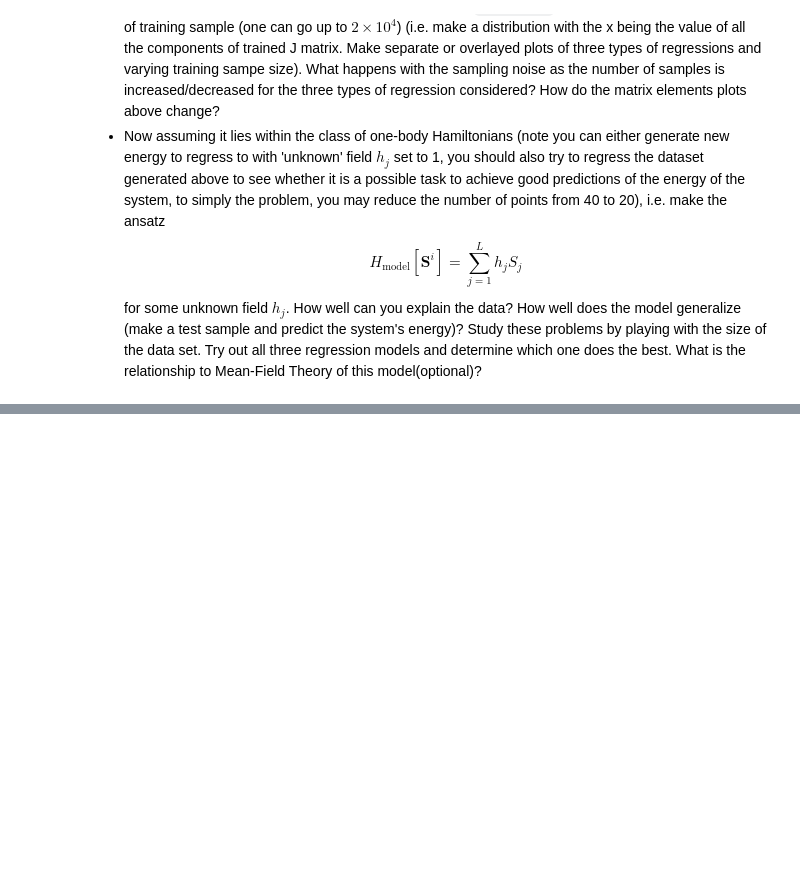
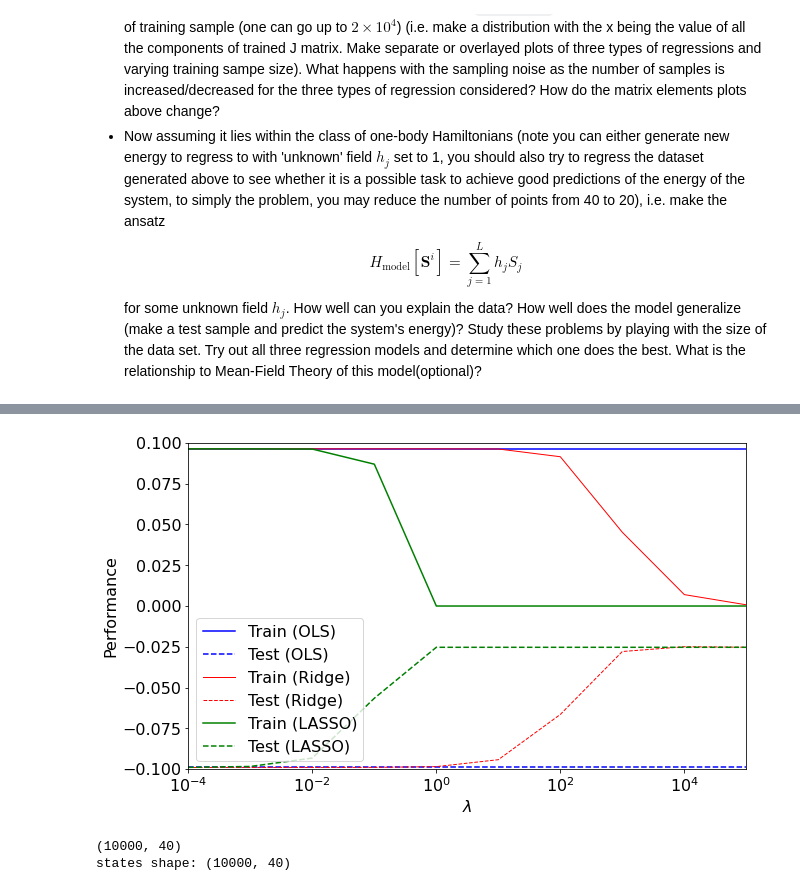
Before and after one commit to green-cabbage/PHYS570AI_Fall2022, a Jupyter notebook: Homework/HW2/PHYS570AIHW2_part1_linreg_ising.ipynb, the cells around one changed output, grey strips where cells are left out. Saved outputs shown, nothing was run; the diff lists cells and outputs as text; code cells hidden in the pictures; some formulas as TeX source; blank space fills up the shorter version.

```diff
--- a/Homework/HW2/PHYS570AIHW2_part1_linreg_ising.ipynb
+++ b/Homework/HW2/PHYS570AIHW2_part1_linreg_ising.ipynb
@@ -274,3 +274,16 @@ __Gauge degrees of freedom__: recall that the uniform nearest-neighbor interacti
 $$H_\mathrm{model}[\boldsymbol{S}^i] = \sum_{j=1}^L h_jS_{j}$$
 for some unknown field $h_j$. How well can you explain the data? How well does the model generalize (make a test sample and predict the system's energy)? Study these problems by playing with the size of the data set. Try out all three regression models and determine which one does the best. What is the relationship to Mean-Field Theory of this model(optional)?
 </ul>
+# %%
+### define Ising model aprams
+# system size
+L=40
+
+# create 10000 random Ising states
+# states=np.random.choice([-1, 1], size=(10000,L))
+states = states_old
+# calculate Ising energies
+energies=ising_energies(states)
+# build new data set
+Data=[states,energies]
+print(f"states shape: {states.shape}")
@@ -276,0 +292,9 @@ for some unknown field $h_j$. How well can you explain the data? How well does t
+# %%
+# define number of samples
+n_samples=400
+# define train and test data sets
+X_train=Data[0][:n_samples]
+Y_train=Data[1][:n_samples] #+ np.random.normal(0,4.0,size=X_train.shape[0])
+X_test=Data[0][n_samples:3*n_samples//2]
+Y_test=Data[1][n_samples:3*n_samples//2] #+ np.random.normal(0,4.0,size=X_test.shape[0])
+print(X_test[0])
@@ -276,0 +411,51 @@ for some unknown field $h_j$. How well can you explain the data? How well does t
+# %%
+# Plot our performance on both the training and test data
+plt.semilogx(lmbdas, train_errors_leastsq, 'b',label='Train (OLS)')
+plt.semilogx(lmbdas, test_errors_leastsq,'--b',label='Test (OLS)')
+plt.semilogx(lmbdas, train_errors_ridge,'r',label='Train (Ridge)',linewidth=1)
+plt.semilogx(lmbdas, test_errors_ridge,'--r',label='Test (Ridge)',linewidth=1)
+plt.semilogx(lmbdas, train_errors_lasso, 'g',label='Train (LASSO)')
+plt.semilogx(lmbdas, test_errors_lasso, '--g',label='Test (LASSO)')
+
+fig = plt.gcf()
+fig.set_size_inches(10.0, 6.0)
+
+#plt.vlines(alpha_optim, plt.ylim()[0], np.max(test_errors), color='k',
+#           linewidth=3, label='Optimum on test')
+plt.legend(loc='lower left',fontsize=16)
+plt.ylim([-0.1, 0.1])
+plt.xlim([min(lmbdas), max(lmbdas)])
+plt.xlabel(r'$\lambda$',fontsize=16)
+plt.ylabel('Performance',fontsize=16)
+plt.tick_params(labelsize=16)
+plt.show()
+# %% [output]
+[figure, added]
+# %%
+L=40
+
+# create 10000 random Ising states
+states=np.random.choice([-1, 1], size=(10000,L))
+
+#Now create
+def get_ext_field_energies(states):
+    """
+    This function calculates the energies of the states in the nn Ising Hamiltonian
+    """
+    print(states.shape)
+    L = states.shape[1]
+    h = np.ones((L,1))
+
+    # compute energies
+    E = states@h
+
+    return E
+# calculate Ising energies
+ext_field_energies=get_ext_field_energies(states)
+# print(ext_field_energies.shape)
+# build new data set
+Data=[states,ext_field_energies]
+print(f"states shape: {states.shape}")
+# %% [output]
+(10000, 40)
+states shape: (10000, 40)
```
Also changed, not shown: parts of 8 cells of this notebook, 1 other file.
